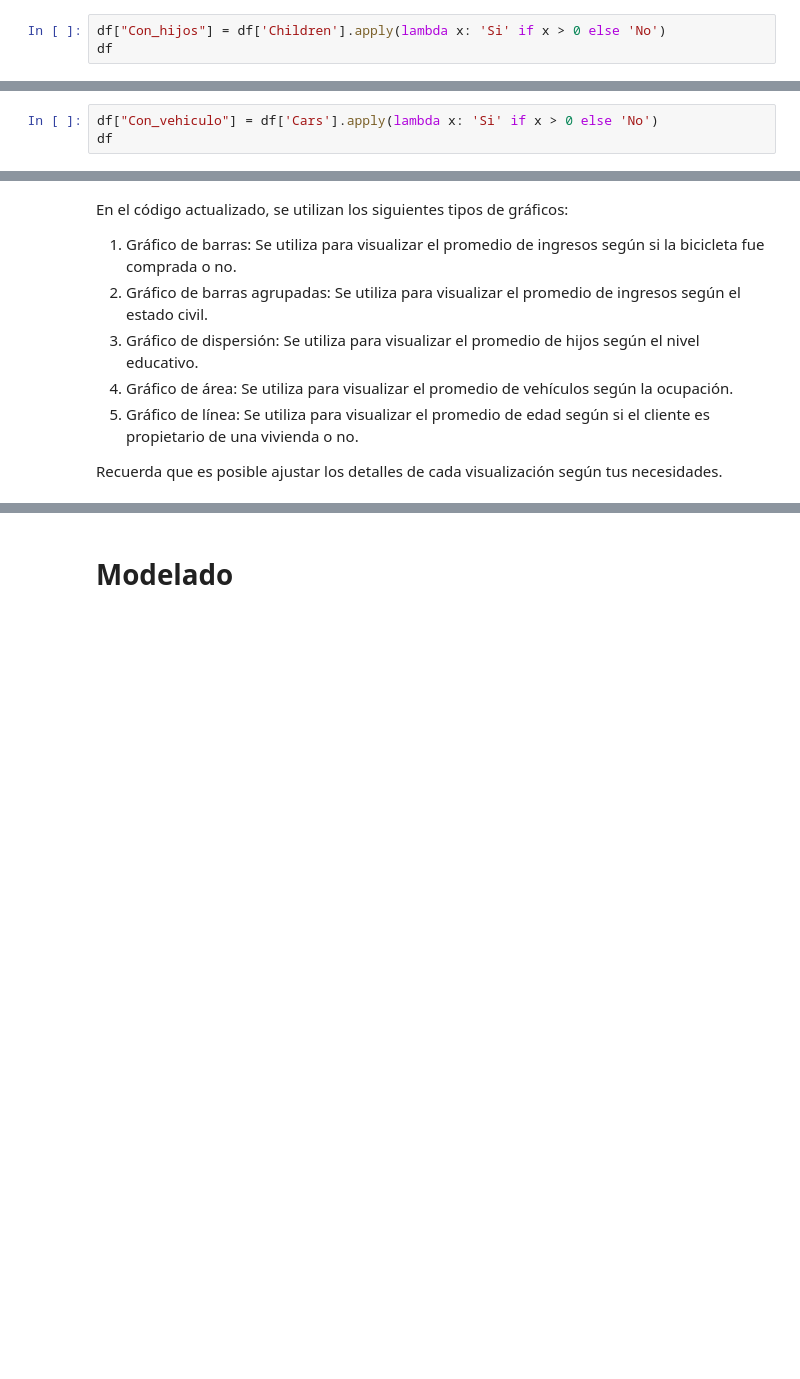
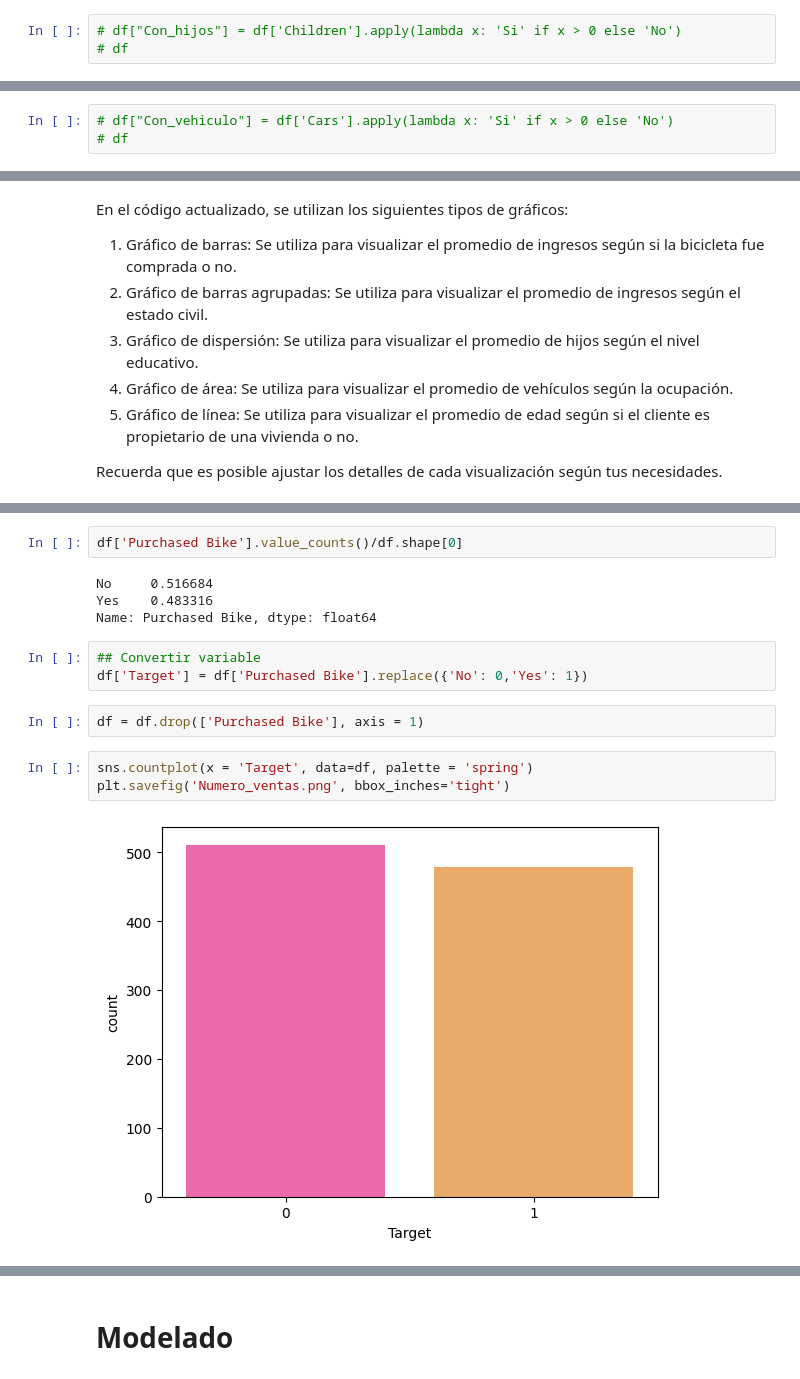
Before and after one commit to JohnSovero/Data-Science-Random-Forest, a Jupyter notebook: code/Carga.ipynb, the cells around one changed output, grey strips where cells are left out. Cells and saved outputs as stored; diff of their text form; blank space fills up the shorter version.

```diff
--- a/code/Carga.ipynb
+++ b/code/Carga.ipynb
@@ -557,5 +555,5 @@ Name: Income, dtype: float64
 # %% [markdown]
 3. Crear una nueva variable llamado Con_hijos, dónde Si: Children > 0, No: Children=0, para los clientes que si tienen hijos ¿Cuánto es el promedio de hijos según el nivel educativo del cliente?
 # %%
-df["Con_hijos"] = df['Children'].apply(lambda x: 'Si' if x > 0 else 'No')
-df
+# df["Con_hijos"] = df['Children'].apply(lambda x: 'Si' if x > 0 else 'No')
+# df
@@ -576,5 +560,5 @@ df
 # %% [markdown]
 4. Crear una nueva variable llamado Con_vehiculo, dónde Si: Cars>0, No: Cars=0, para los clientes que si tienen vehículo ¿Cuánto es el promedio de vehículos según la ocupación del cliente?
 # %%
-df["Con_vehiculo"] = df['Cars'].apply(lambda x: 'Si' if x > 0 else 'No')
-df
+# df["Con_vehiculo"] = df['Cars'].apply(lambda x: 'Si' if x > 0 else 'No')
+# df
@@ -686,0 +663,16 @@ Recuerda que es posible ajustar los detalles de cada visualización según tus n
+# %%
+df['Purchased Bike'].value_counts()/df.shape[0]
+# %% [output]
+No     0.516684
+Yes    0.483316
+Name: Purchased Bike, dtype: float64
+# %%
+## Convertir variable
+df['Target'] = df['Purchased Bike'].replace({'No': 0,'Yes': 1})
+# %%
+df = df.drop(['Purchased Bike'], axis = 1)
+# %%
+sns.countplot(x = 'Target', data=df, palette = 'spring')
+plt.savefig('Numero_ventas.png', bbox_inches='tight')
+# %% [output]
+[figure, added]
```
Also changed, not shown: parts of 104 cells of this notebook, 5 other files.
